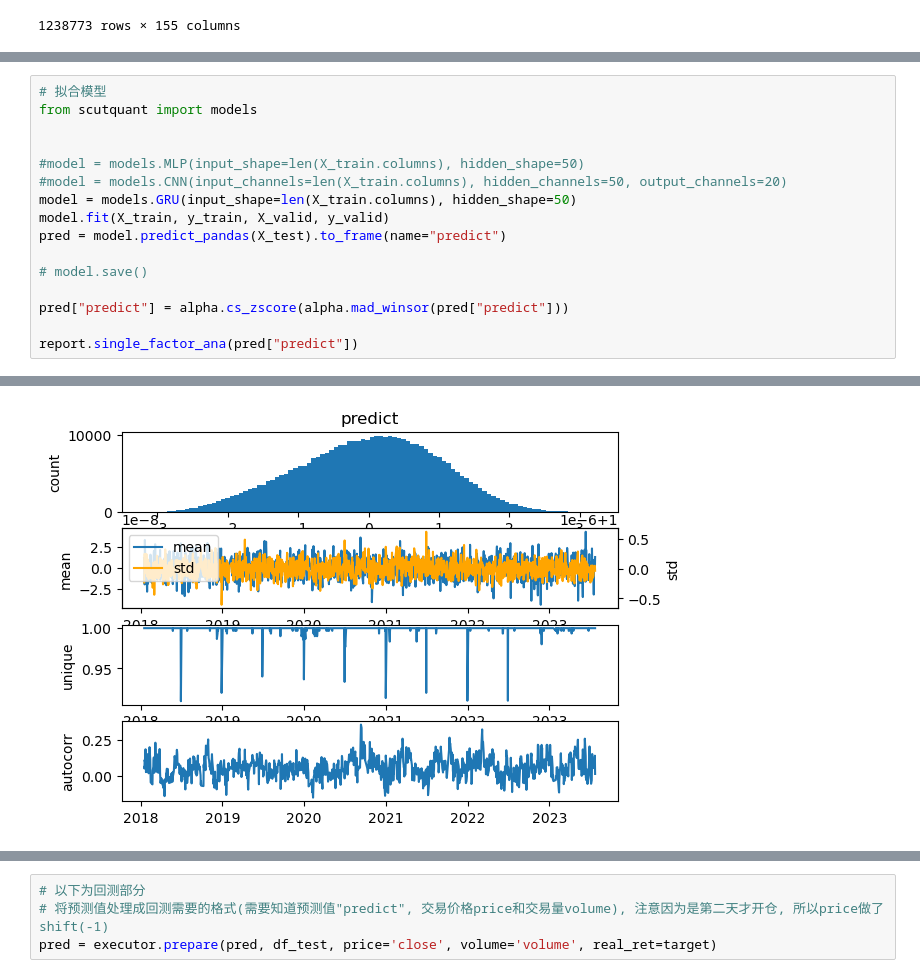
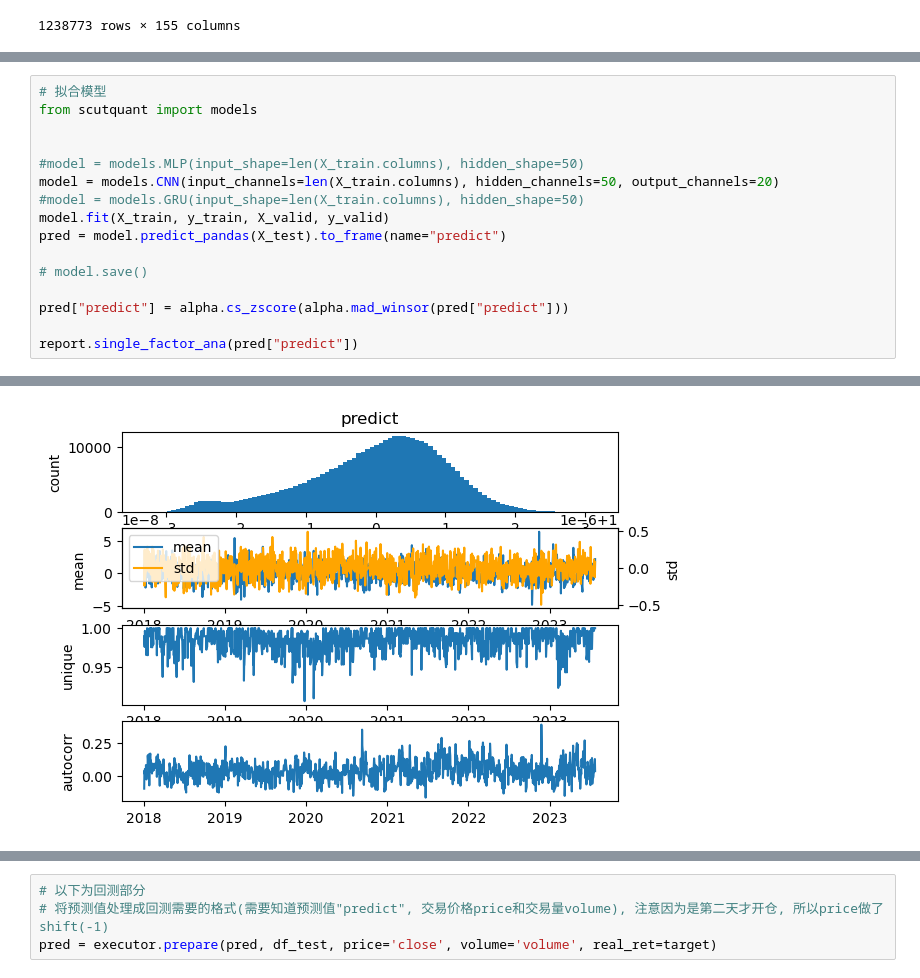
Before and after one commit to HaoningChen/scutquant, a Jupyter notebook: 实践案例/tutorial.ipynb, the cells around one changed output, grey strips where cells are left out. Saved outputs shown, nothing was run; the diff lists cells and outputs as text.

```diff
--- a/实践案例/tutorial.ipynb
+++ b/实践案例/tutorial.ipynb
@@ -97,8 +97,8 @@ from scutquant import models
 
 
 #model = models.MLP(input_shape=len(X_train.columns), hidden_shape=50)
-#model = models.CNN(input_channels=len(X_train.columns), hidden_channels=50, output_channels=20)
-model = models.GRU(input_shape=len(X_train.columns), hidden_shape=50)
+model = models.CNN(input_channels=len(X_train.columns), hidden_channels=50, output_channels=20)
+#model = models.GRU(input_shape=len(X_train.columns), hidden_shape=50)
 model.fit(X_train, y_train, X_valid, y_valid)
 pred = model.predict_pandas(X_test).to_frame(name="predict")
 
@@ -121,4 +121,4 @@ Epoch: 10 loss: 3.6503769887393016 val_loss: 1.1935760377339981 val_ic: 0.062350
-[figure, old version]
+[figure, new version]
 # %%
 df_test = df[df.index.isin(pred.index)]
 target = df_test["label"]  # 真实收益率
```
Also changed, not shown: parts of 6 cells of this notebook.
